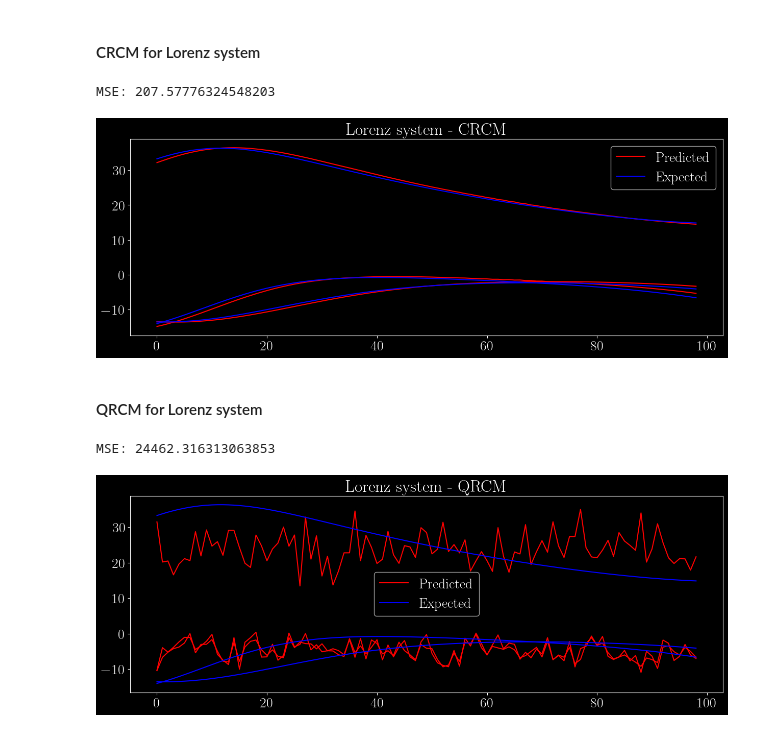
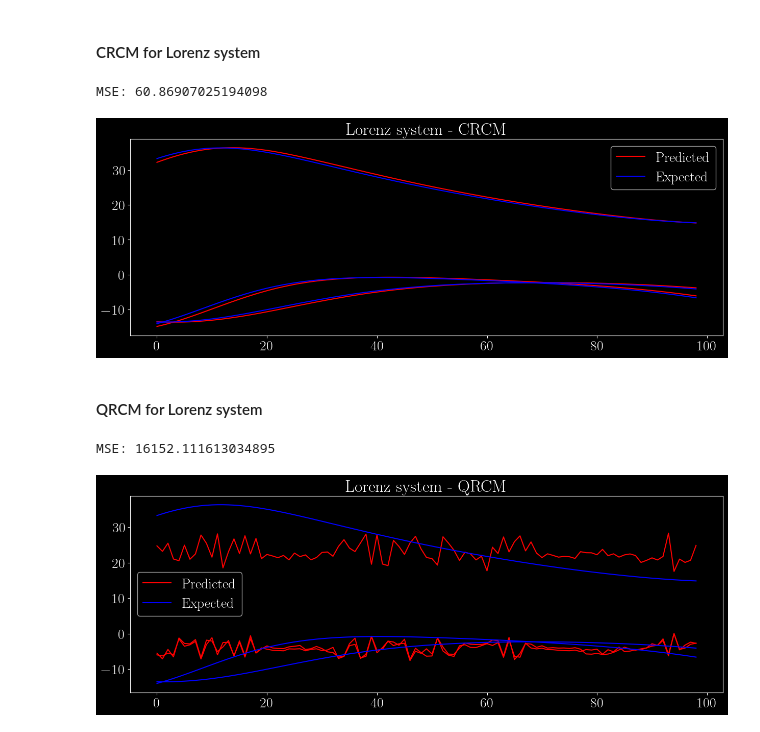
Before and after one commit to raihaan123/Quantum-Turbulence-Learning, a Jupyter notebook: src/main.ipynb, the cells around one changed output. Drawn from its saved outputs; the diff is of its cells as text; code cells hidden in the pictures.

```diff
--- a/src/main.ipynb
+++ b/src/main.ipynb
@@ -36,27 +36,29 @@ crcm = CRCM(solver=lor3,
             connectivity=10,
             eps= 5e-2,
             tik= 1e-4,
+            # sigmoid
+            activation=lambda x: 1/(1+np.exp(-x)),
             seed=0)
 
 # Train the ESN with the training data
 crcm.train()
 crcm.forward()
 # %% [output]
-MSE: 207.57776324548203
+MSE: 60.86907025194098
-[figure, old version]
+[figure, new version]
 # %% [markdown]
 #### QRCM for Lorenz system
 # %%
 # Instantiate the QRCM object
 qrcm = QRCM(solver  = lor3,
-            qubits  = 6,
+            qubits  = 4,
             eps     = 5e-2,
             tik     = 1e-4,
             plot    = True)
 
 # Train the QRCM with the training data
 qrcm.train()
 qrcm.forward()
 # %% [output]
-MSE: 24462.316313063853
+MSE: 16152.111613034895
-[figure, old version]
+[figure, new version]
```
Also changed, not shown: 8 other files.
